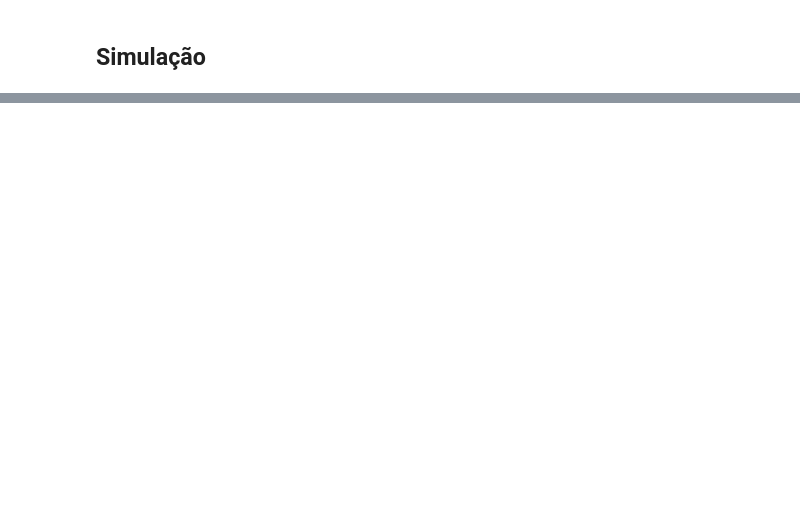
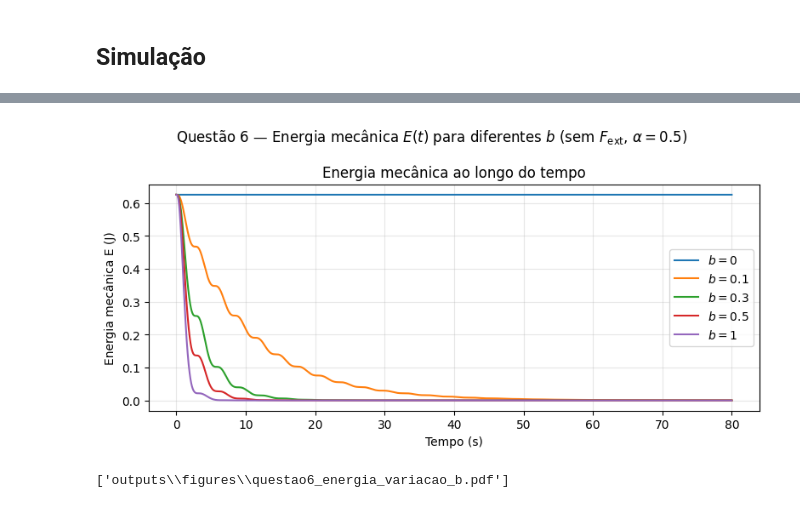
Before and after one commit to Lucas-GBP/mecanica-geral, a Jupyter notebook: src/secondProject.ipynb, the cells around one changed output, grey strips where cells are left out. Cells and saved outputs as stored; diff of their text form; code cells hidden in the pictures; blank space fills up the shorter version.

```diff
--- a/src/secondProject.ipynb
+++ b/src/secondProject.ipynb
@@ -44,0 +608,25 @@ def external_periodic_force(f_o: Vec3|None = None, omega: float = OMEGA_STANDART
+# %%
+# Questão 6 — parte 1: taxa de dissipação de energia para diferentes b
+T_MAX_Q6 = 80.0  # [s]
+b_values_q6 = [0.0, 0.1, 0.3, 0.5, 1.0]
+
+sims_q6_b = [
+    OscillatorPlot(
+        label=rf'$b = {b_val:.2g}$',
+        result=simulate_oscillator(b=b_val, with_external=False, t_max=T_MAX_Q6),
+    )
+    for b_val in b_values_q6
+]
+
+fig_q6_e, ax_q6_e = plot_energy_per_time(sims_q6_b)
+fig_q6_e.suptitle(
+    rf'Questão 6 — Energia mecânica $E(t)$ para diferentes $b$ (sem $F_\mathrm{{ext}}$, $\alpha={ALPHA}$)',
+    fontsize=12,
+)
+fig_q6_e.tight_layout()
+plt.show()
+
+export_figure(fig_q6_e, 'questao6_energia_variacao_b')
+# %% [output]
+[figure, added]
+['outputs\\figures\\questao6_energia_variacao_b.pdf']
```
Also changed, not shown: parts of 36 cells of this notebook, 30 other files.
